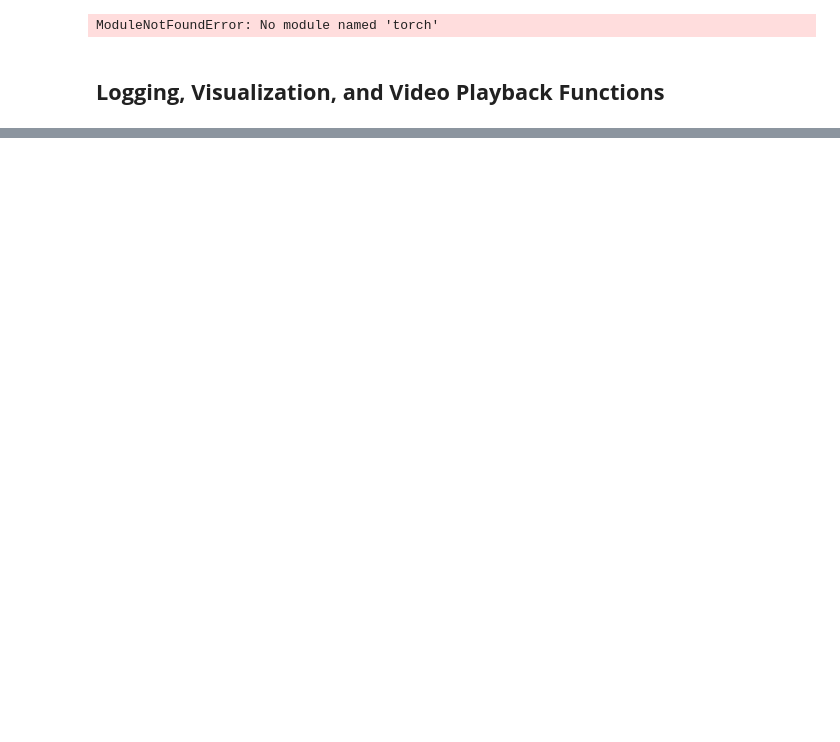
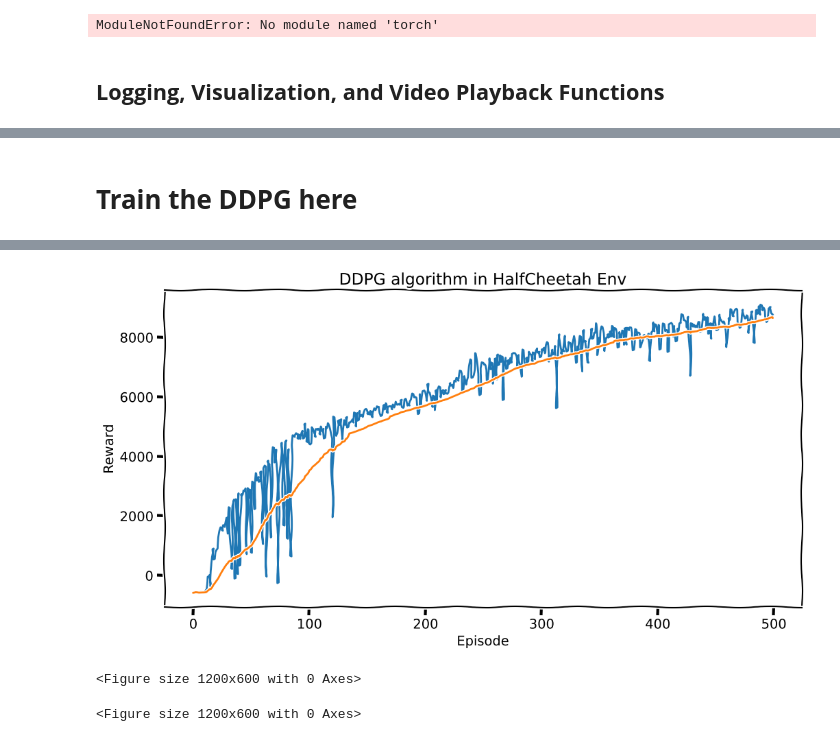
Before and after one commit to ParsaGhezelbash/Deep-RL, a Jupyter notebook: HW/HW 4/HW4_P1_PPO_Continuous.ipynb, the cells around one changed output, grey strips where cells are left out. Cells and saved outputs as stored; diff of their text form; code cells hidden in the pictures; blank space fills up the shorter version.

```diff
--- a/HW/HW 4/HW4_P1_PPO_Continuous.ipynb
+++ b/HW/HW 4/HW4_P1_PPO_Continuous.ipynb
@@ -424,0 +511,76 @@ Total Reward: 3544.049738288837
+# %%
+# Configuration dictionary
+config = {
+}
+
+# Setup environment
+env = gym.make(config["env_name"])
+env.action_space.seed(config["seed"])
+
+# Set random seeds
+torch.manual_seed(config["seed"])
+np.random.seed(config["seed"])
+
+# Initialize agent
+agent = SAC(env.observation_space.shape[0], env.action_space, config)
+
+# Initialize replay memory
+memory = ReplayMemory(config["replay_size"], config["seed"])
+# %% [markdown]
+# **Train the DDPG here**
+# %%
+# Training Loop
+total_numsteps = 0
+updates = 0
+reward_history = []
+Max_episodes = 500
+criteria = 0
+max_reward = -1000
+for i_episode in range(Max_episodes):
+    episode_steps = 0
+    done = False
+    state, _ = env.reset()
+
+    while not done:
+        if config['start_steps'] > total_numsteps:
+            action = env.action_space.sample()  # Sample random action
+        else:
+            action = agent.select_action(state)  # Sample action from policy
+
+        if len(memory) > config['batch_size']:
+              critic_1_loss, critic_2_loss, policy_loss, ent_loss, alpha = agent.update_parameters(memory, config['batch_size'], updates)
+              updates += 1
+
+        next_state, reward, done, truncated, _ = env.step(action) # Step
+        episode_steps += 1
+        total_numsteps +=1
+        done = done or truncated
+
+        # Ignore the "done" signal if it comes from hitting the time horizon.
+
+        mask = 1 if episode_steps == env._max_episode_steps else float(not done)
+
+        memory.push(state, action, reward, next_state, mask) # Append transition to memory
+
+        state = next_state
+
+    # TODO 15: Evaluate the policy at regular intervals and log the average reward.
+      pass
+    # TODO 15: Here, we are running evaluation episodes to measure how well the policy is performing over time.
+      if i_episode % 10 == 0:
+        print("Episode: {}, reward: {}".format(i_episode, round(avg_reward, 2)))
+
+      if avg_reward < max_reward:
+        criteria +=1
+        if criteria == 50:
+          break
+      else:
+        criteria = 0
+
+      max_reward = max(reward_history)
+
+env.close()
+
+
+plot_rewards(reward_history, show_result='DDPG algorithm in HalfCheetah Env')
+# %% [output]
@@ -424,0 +604,3 @@ Total Reward: 3544.049738288837
+[figure, added]
+<Figure size 1200x600 with 0 Axes>
+<Figure size 1200x600 with 0 Axes>
```
Also changed, not shown: parts of 31 cells of this notebook.
